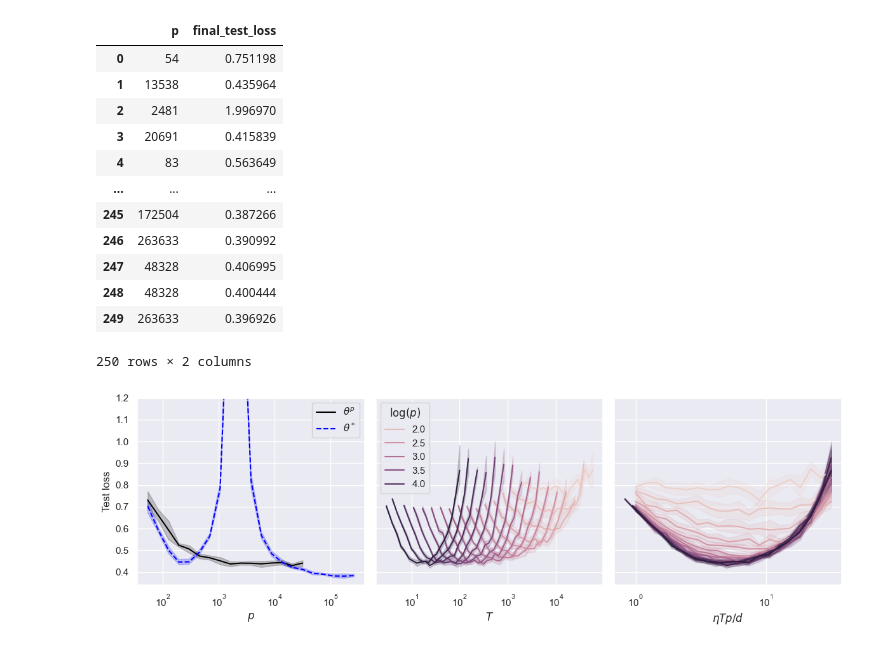
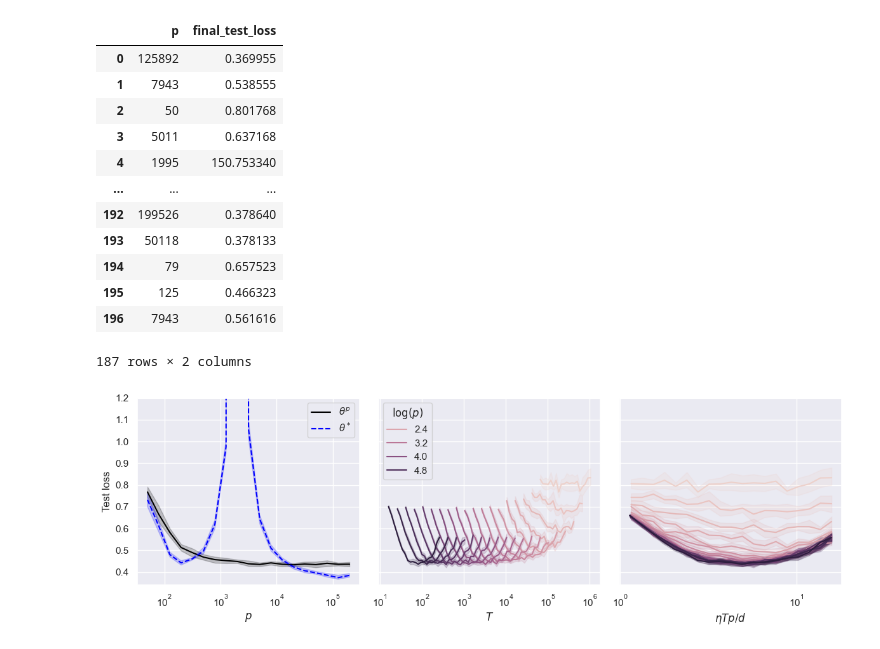
Before and after one commit to simone-bombari/privacy-for-free, a Jupyter notebook: plot_RF.ipynb, the cells around one changed output. Drawn from its saved outputs; the diff is of its cells as text; code cells hidden in the pictures.

```diff
--- a/plot_RF.ipynb
+++ b/plot_RF.ipynb
@@ -1126,4 +284,0 @@ import numpy as np
-# %%
-directory = './NN/04_09_grid_nostack'
-
-df = load_parameters_to_dataframe_NN(directory)
@@ -1272,3 +287,5 @@ directories = ['./synthetic/12_09_scaling_time_new'] #, './synthetic/12_09_scali
+# %%
+directories = ['./synthetic/15_09_scaling_time_JAX_new_small_eta']
 # %%
 def load_json_files_to_dataframe(directories):
     all_data = []
@@ -1321,5 +337,6 @@ df_private
 # %%
 df_private = df_private[df_private['p'] >= 50].copy()
+df_private = df_private[df_private['T'] > 0].copy()
 # %%
 stats_df = df_private.groupby(['p', 'T'])['final_test_loss'].agg(['mean', 'std']).reset_index()
 best_T_per_p = stats_df.loc[stats_df.groupby('p')['mean'].idxmin()]
@@ -1344,39 +359,36 @@ df_private_best
 # %%
 def load_and_plot_json_data(directories):
     data = []
-    # Loop through each directory in the list
     for folder_path in directories:
         for file_name in os.listdir(folder_path):
             if file_name.endswith('.json'):
                 file_path = os.path.join(folder_path, file_name)
                 with open(file_path, 'r') as file:
                     json_data = json.load(file)
-                    # Append the relevant data to the list
                     data.append({
                         'p': json_data['p'],
                         'final_test_loss': json_data['test_loss_pseudo']
                     })
 
-    # Create a DataFrame
     df = pd.DataFrame(data)
     return df
 
-# Example usage with multiple directories
-directories = ['./synthetic/12_09_original_new', './synthetic/12_09_original_new_big_ps'] # ['./synthetic/08_09_original', './synthetic/10_09_original']
+directories = ['./synthetic/15_09_original']
 df_star = load_and_plot_json_data(directories)
 
+df_star = df_star[df_star['p'] >= 50].copy()
 df_star
 # %% [output]
 |  | p | final_test_loss |
-| 0 | 54 | 0.751198 |
-| 1 | 13538 | 0.435964 |
-| 2 | 2481 | 1.996970 |
-| 3 | 20691 | 0.415839 |
-| 4 | 83 | 0.563649 |
+| 0 | 125892 | 0.369955 |
+| 1 | 7943 | 0.538555 |
+| 2 | 50 | 0.801768 |
+| 3 | 5011 | 0.637168 |
+| 4 | 1995 | 150.753340 |
 | ... | ... | ... |
-| 245 | 172504 | 0.387266 |
-| 246 | 263633 | 0.390992 |
-| 247 | 48328 | 0.406995 |
-| 248 | 48328 | 0.400444 |
-| 249 | 263633 | 0.396926 |
+| 192 | 199526 | 0.378640 |
+| 193 | 50118 | 0.378133 |
+| 194 | 79 | 0.657523 |
+| 195 | 125 | 0.466323 |
+| 196 | 7943 | 0.561616 |
-250 rows × 2 columns
+187 rows × 2 columns
@@ -1452,31 +412,32 @@ def integrated_plotting_function(df_private, df_private_best, df_star):
     ax[0].set_xlabel(r'$p$', fontsize=12)
     ax[0].set_ylabel('Test loss', fontsize=12)
     ax[0].get_legend()
 
     # Second subplot for random final test loss
     df_private[r'$\log(p)$'] = np.log10(df_private['p'])
     sns.lineplot(data=df_private, x='T', y='final_test_loss', hue=r'$\log(p)$', ax=ax[1])
     ax[1].set_xscale('log')
     ax[1].set_ylim(0.34, 1.2)
     ax[1].set_xlabel(r'$T$', fontsize=12)
     ax[1].set_ylabel('')
     ax[1].set_yticklabels([])
 
     # Third subplot for test loss vs. T*p
     df_private['T_p'] = df_private['T'] * df_private['p'] * df_private['eta'] / df_private['d']
+    df_private = df_private[df_private['T_p'] >= 1].copy()
     sns.lineplot(data=df_private, x='T_p', y='final_test_loss', hue=r'$\log(p)$', ax=ax[2])
     ax[2].set_xscale('log')
     ax[2].set_ylim(0.34, 1.2)
     ax[2].set_xlabel(r'$\eta T p / d$', fontsize=12)
     ax[2].set_ylabel('')
     ax[2].set_yticklabels([])
     ax[2].get_legend().remove()
 
     plt.tight_layout()
     plt.show()
 
     fig.savefig('RF_first_plot.pdf', format='pdf')
 
 integrated_plotting_function(df_private, df_private_best, df_star)
 # %% [output]
-[figure, old version]
+[figure, new version]
```
Also changed, not shown: parts of 91 cells of this notebook, 50 other files.
